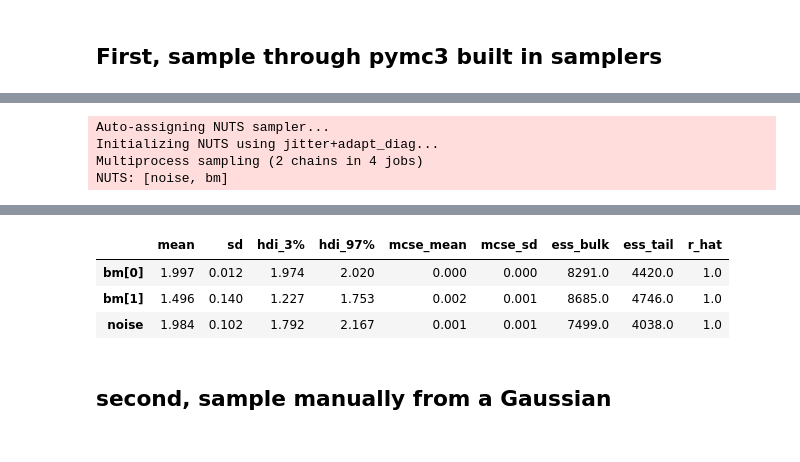
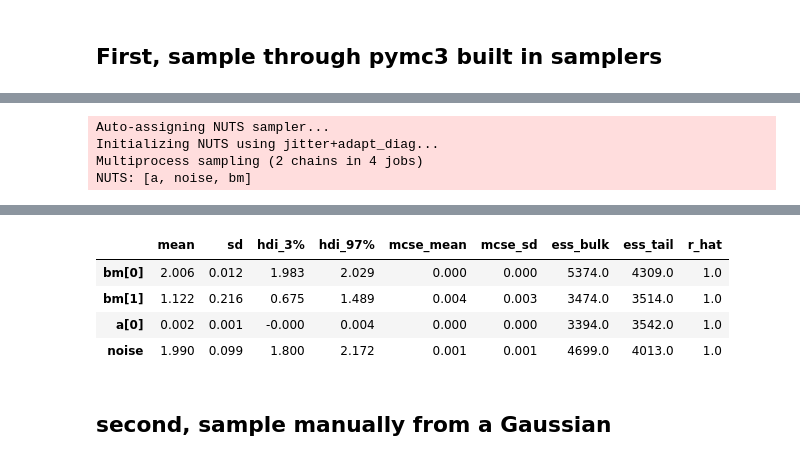
Before and after one commit to StollLab/dive-scripts, a Jupyter notebook: randP/basic_custom_step.ipynb, the cells around one changed output, grey strips where cells are left out. Saved outputs shown, nothing was run; the diff lists cells and outputs as text; code cells hidden in the pictures.

```diff
--- a/randP/basic_custom_step.ipynb
+++ b/randP/basic_custom_step.ipynb
@@ -30,18 +30,19 @@ with pm.Model() as linear_model:
 
     bm = pm.Normal("bm", mu=0, sigma=2,shape=2)
     noise = pm.Gamma("noise", alpha=2, beta=1)
+    a = pm.Normal("a", mu=4, sigma=3,shape=1)
 
-    y_observed = pm.Normal("y_observed",mu=bm[0]*x+bm[1],sigma=noise,observed=y_obs)
+    y_observed = pm.Normal("y_observed",mu=bm[0]*x+bm[1]+a*x**2,sigma=noise,observed=y_obs)
 pm.model_to_graphviz(linear_model)
 # %% [output]
 [drawing not drawn]
 # %%
 posterior = pm.sample(model = linear_model,chains=2, draws=3000, tune=1000,return_inferencedata=True)
 
-az.summary(posterior)
+pm.summary(posterior)
 # %% [output]
 Auto-assigning NUTS sampler...
 Initializing NUTS using jitter+adapt_diag...
 Multiprocess sampling (2 chains in 4 jobs)
-NUTS: [noise, bm]
+NUTS: [a, noise, bm]
 [interactive output not drawn]
@@ -49,7 +50,8 @@ Sampling 2 chains for 1_000 tune and 3_000 draw iterations (2_000 + 6_000 draws
 |  | mean | sd | hdi_3% | hdi_97% | mcse_mean | mcse_sd | ess_bulk | ess_tail | r_hat |
-| bm[0] | 1.997 | 0.012 | 1.974 | 2.020 | 0.000 | 0.000 | 8291.0 | 4420.0 | 1.0 |
-| bm[1] | 1.496 | 0.140 | 1.227 | 1.753 | 0.002 | 0.001 | 8685.0 | 4746.0 | 1.0 |
-| noise | 1.984 | 0.102 | 1.792 | 2.167 | 0.001 | 0.001 | 7499.0 | 4038.0 | 1.0 |
+| bm[0] | 2.006 | 0.012 | 1.983 | 2.029 | 0.000 | 0.000 | 5374.0 | 4309.0 | 1.0 |
+| bm[1] | 1.122 | 0.216 | 0.675 | 1.489 | 0.004 | 0.003 | 3474.0 | 3514.0 | 1.0 |
+| a[0] | 0.002 | 0.001 | -0.000 | 0.004 | 0.000 | 0.000 | 3394.0 | 3542.0 | 1.0 |
+| noise | 1.990 | 0.099 | 1.800 | 2.172 | 0.001 | 0.001 | 4699.0 | 4013.0 | 1.0 |
 # %% [markdown]
 ## second, sample manually from a Gaussian
 # %%
```
Also changed, not shown: parts of 7 cells of this notebook, 2 other files.
